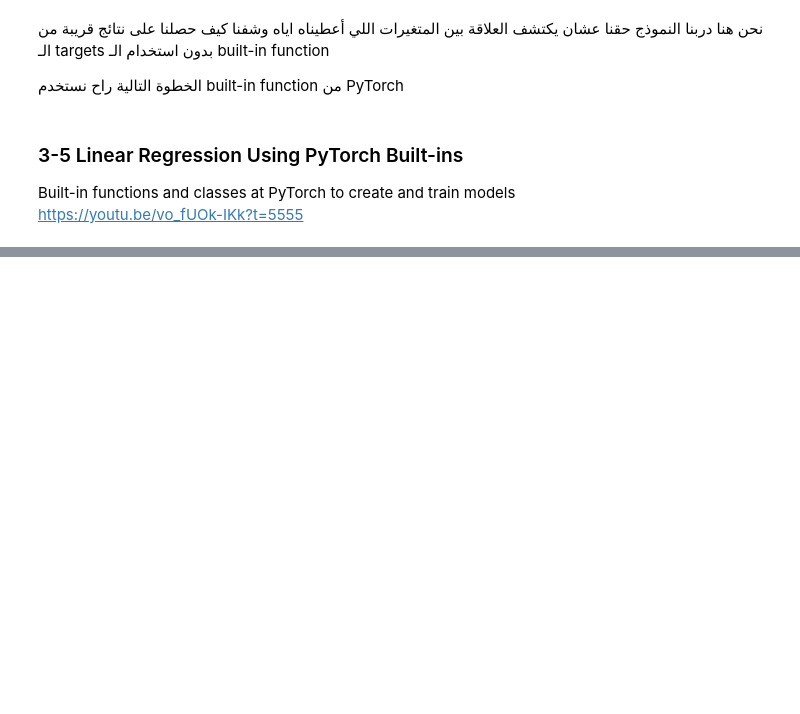
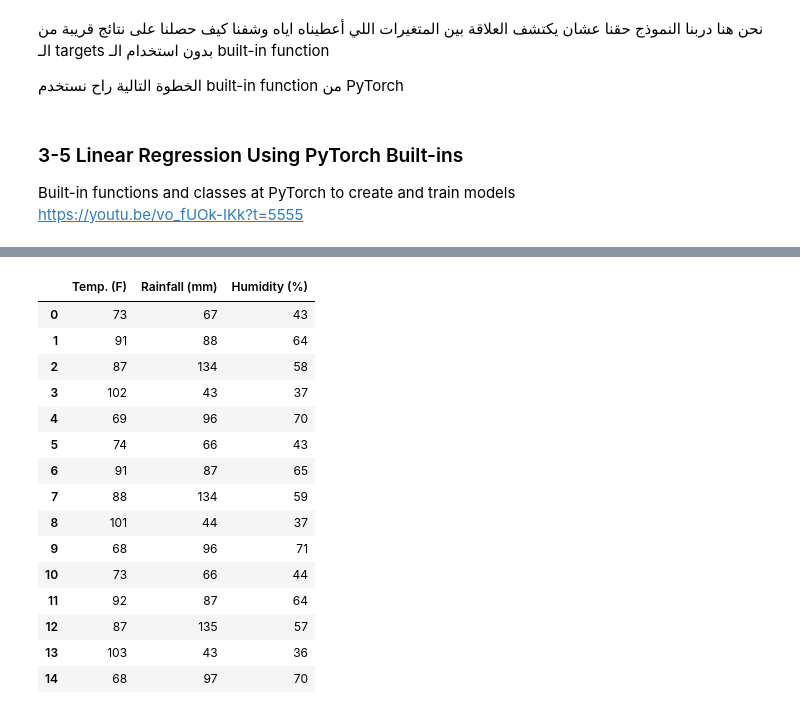
Before and after one commit to JBadawood/Machine_Learning, a Jupyter notebook: Linear_Regression/Linear_Regression.ipynb, the cells around one changed output, grey strips where cells are left out. Drawn from its saved outputs; the diff is of its cells as text; code cells hidden in the pictures; blank space fills up the shorter version.

```diff
--- a/Linear_Regression/Linear_Regression.ipynb
+++ b/Linear_Regression/Linear_Regression.ipynb
@@ -2033,0 +2066,21 @@ https://youtu.be/vo_fUOk-IKk?t=5555
+# %%
+# Input (temp, rainfall, humidity)
+df_inputs = data.iloc[:,1:4]
+df_inputs
+# %% [output]
+|  | Temp. (F) | Rainfall (mm) | Humidity (%) |
+| 0 | 73 | 67 | 43 |
+| 1 | 91 | 88 | 64 |
+| 2 | 87 | 134 | 58 |
+| 3 | 102 | 43 | 37 |
+| 4 | 69 | 96 | 70 |
+| 5 | 74 | 66 | 43 |
+| 6 | 91 | 87 | 65 |
+| 7 | 88 | 134 | 59 |
+| 8 | 101 | 44 | 37 |
+| 9 | 68 | 96 | 71 |
+| 10 | 73 | 66 | 44 |
+| 11 | 92 | 87 | 64 |
+| 12 | 87 | 135 | 57 |
+| 13 | 103 | 43 | 36 |
+| 14 | 68 | 97 | 70 |
```
Also changed, not shown: parts of 51 cells of this notebook.
